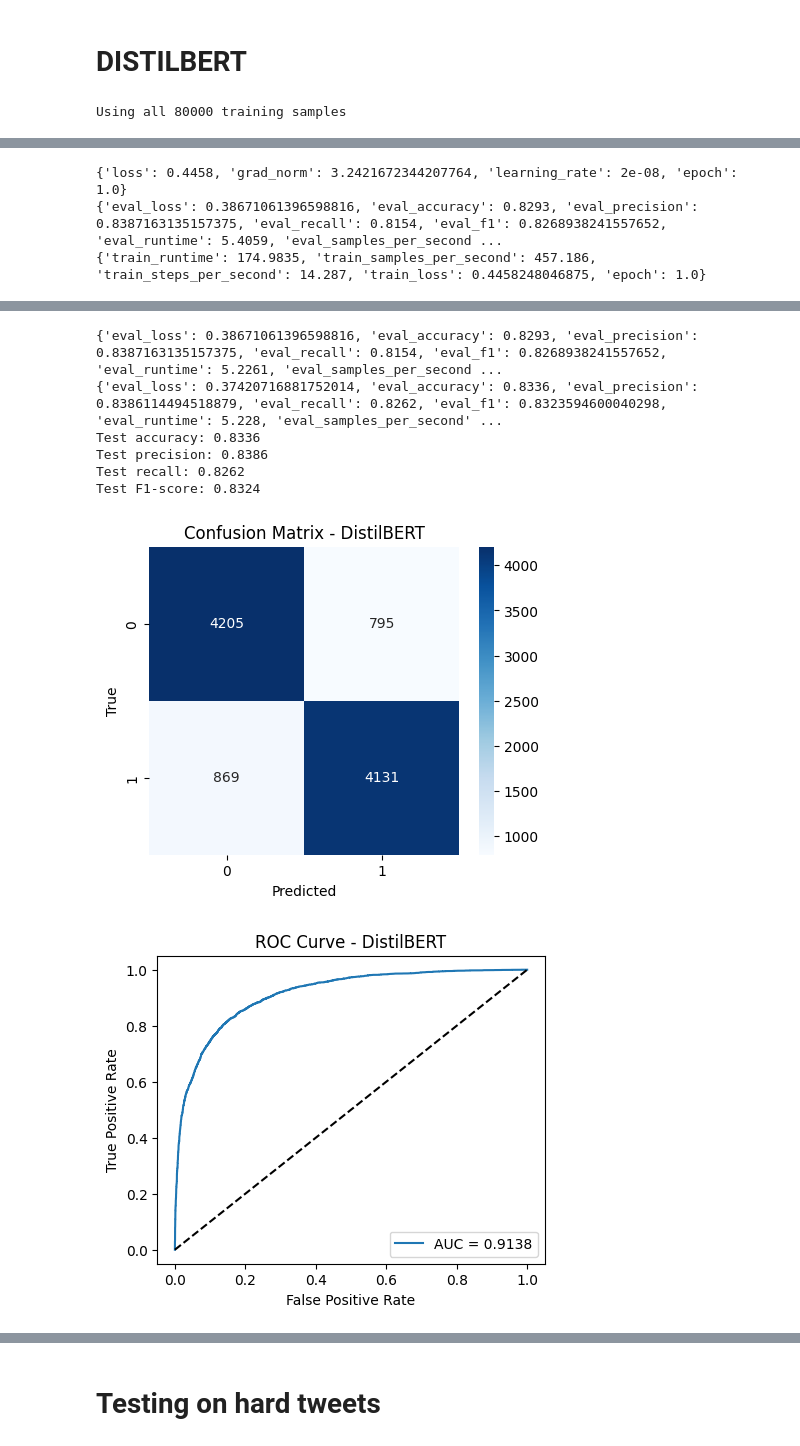
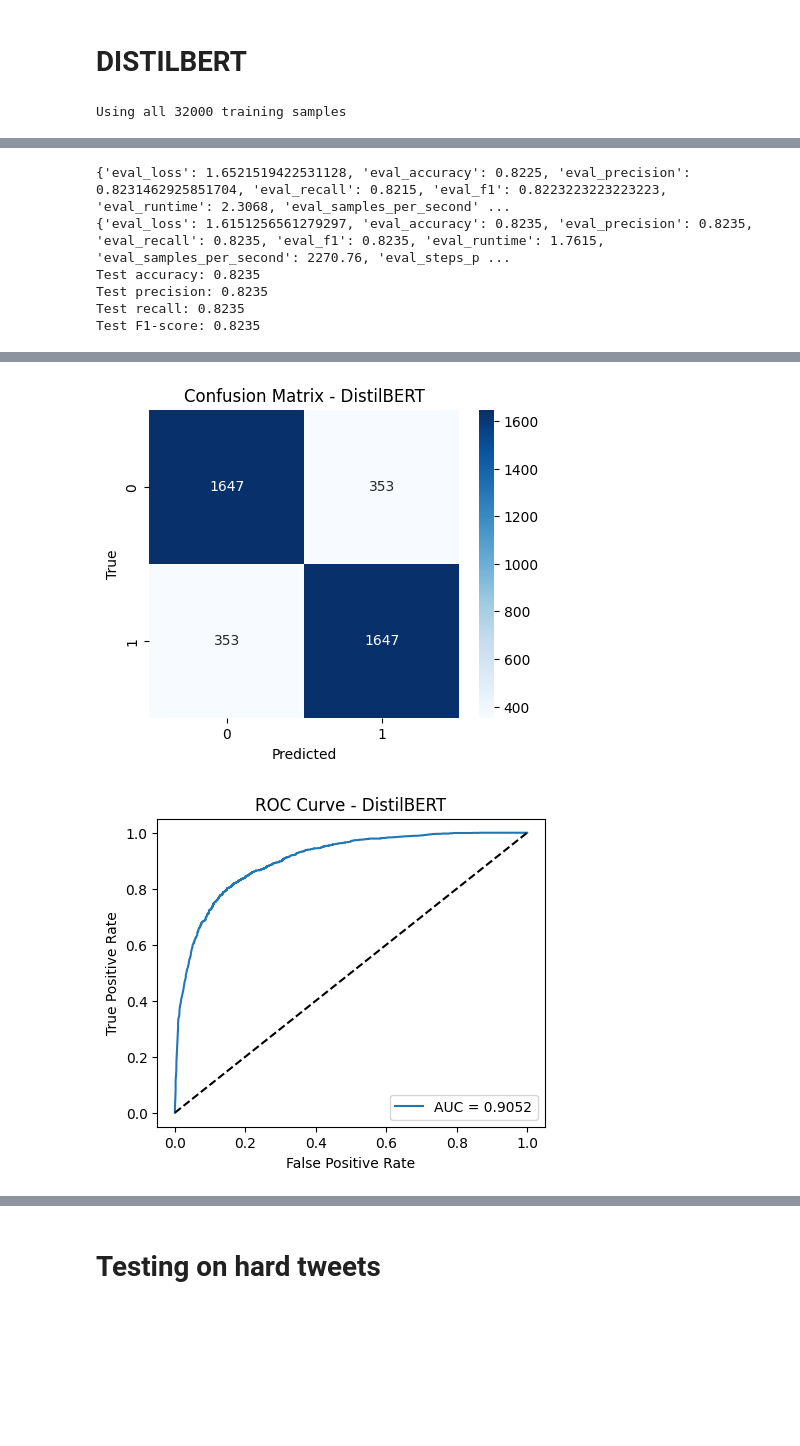
Before and after one commit to KamelBenstaali/OpenClassroomP7, a Jupyter notebook: Mes_notebooks/Model_4_DISTILBERT/notebook_04.ipynb, the cells around one changed output, grey strips where cells are left out. Cells and saved outputs as stored; diff of their text form; code cells hidden in the pictures; blank space fills up the shorter version.

```diff
--- a/Mes_notebooks/Model_4_DISTILBERT/notebook_04.ipynb
+++ b/Mes_notebooks/Model_4_DISTILBERT/notebook_04.ipynb
@@ -125,8 +127,8 @@ df.head()
 df = df[["sentiment", "tweet"]]
 
 # Stratified sampling to have tweets of the two sentiments
-df_negatifs = df[df["sentiment"] == 0].sample(50000, random_state=42)
-df_positifs = df[df["sentiment"] == 4].sample(50000, random_state=42)
+df_negatifs = df[df["sentiment"] == 0].sample(20000, random_state=42)
+df_positifs = df[df["sentiment"] == 4].sample(20000, random_state=42)
 
 # So we get a sample of 10% of the original dataset
 df = pd.concat([df_negatifs, df_positifs]).reset_index(drop=True)
@@ -276,15 +278,36 @@ def create_roc_curve_figure(y_true: np.ndarray, y_scores: np.ndarray):
 def create_training_loss_figure(loss_history: List[Dict[str, float]]):
     if not loss_history:
         return None, None
-    loss_df = pd.DataFrame(loss_history).dropna(subset=["step", "loss"])
-    if loss_df.empty:
-        return None, None
-    loss_df = loss_df.sort_values("step")
+
+    loss_df = pd.DataFrame(loss_history)
+    prefers_epoch = "epoch" in loss_df and loss_df["epoch"].notna().any()
+
+    if prefers_epoch:
+        loss_df = loss_df.dropna(subset=["epoch", "loss"])
+        if loss_df.empty:
+            return None, None
+        loss_df = (
+            loss_df.groupby("epoch", as_index=False)["loss"]
+            .mean()
+            .sort_values("epoch")
+        )
+        x_col = "epoch"
+        x_label = "Epoch"
+        title_axis = "epoch"
+    else:
+        loss_df = loss_df.dropna(subset=["step", "loss"])
+        if loss_df.empty:
+            return None, None
+        loss_df = loss_df.sort_values("step")
+        x_col = "step"
+        x_label = "Training step"
+        title_axis = "training step"
+
     fig, ax = plt.subplots(figsize=(6, 4))
-    ax.plot(loss_df["step"], loss_df["loss"], marker="o", linewidth=1, markersize=3)
-    ax.set_xlabel("Training step")
+    ax.plot(loss_df[x_col], loss_df["loss"], marker="o", linewidth=1, markersize=3)
+    ax.set_xlabel(x_label)
     ax.set_ylabel("Loss")
-    ax.set_title("Training loss evolution")
+    ax.set_title(f"Training loss by {title_axis}")
     ax.grid(True, linestyle="--", alpha=0.3)
     return fig, loss_df
 
@@ -413,7 +436,7 @@ def save_and_log_model_artifacts(trainer: Trainer, tokenizer: AutoTokenizer, inp
 training_dataset = tokenized_train
 print(f"Using all {len(training_dataset)} training samples")
 # %% [output]
-Using all 80000 training samples
+Using all 32000 training samples
 # %%
 # Fine-tune distilbert-base-uncased with the Trainer API
 
@@ -495,9 +518,7 @@ with mlflow.start_run(run_name="distilbert_parent"):
 
     training_args = TrainingArguments(**training_kwargs)
 
-    callbacks_list = []
-    if has_eval_strategy:
-        callbacks_list.append(EarlyStoppingCallback(early_stopping_patience=2, early_stopping_threshold=0.0))
+    callbacks_list = []  # Early stopping disabled
 
     model = AutoModelForSequenceClassification.from_pretrained(
         MODEL_NAME,
@@ -596,3 +634,6 @@ Using EarlyStoppingCallback without load_best_model_at_end=True. Once training i
-{'loss': 0.4458, 'grad_norm': 3.2421672344207764, 'learning_rate': 2e-08, 'epoch': 1.0}
-{'eval_loss': 0.38671061396598816, 'eval_accuracy': 0.8293, 'eval_precision': 0.8387163135157375, 'eval_recall': 0.8154, 'eval_f1': 0.8268938241557652, 'eval_runtime': 5.4059, 'eval_samples_per_second ...
-{'train_runtime': 174.9835, 'train_samples_per_second': 457.186, 'train_steps_per_second': 14.287, 'train_loss': 0.4458248046875, 'epoch': 1.0}
+{'eval_loss': 1.6521519422531128, 'eval_accuracy': 0.8225, 'eval_precision': 0.8231462925851704, 'eval_recall': 0.8215, 'eval_f1': 0.8223223223223223, 'eval_runtime': 2.3068, 'eval_samples_per_second' ...
+{'eval_loss': 1.6151256561279297, 'eval_accuracy': 0.8235, 'eval_precision': 0.8235, 'eval_recall': 0.8235, 'eval_f1': 0.8235, 'eval_runtime': 1.7615, 'eval_samples_per_second': 2270.76, 'eval_steps_p ...
+Test accuracy: 0.8235
+Test precision: 0.8235
+Test recall: 0.8235
+Test F1-score: 0.8235
@@ -600,8 +640,2 @@ Using EarlyStoppingCallback without load_best_model_at_end=True. Once training i
-{'eval_loss': 0.38671061396598816, 'eval_accuracy': 0.8293, 'eval_precision': 0.8387163135157375, 'eval_recall': 0.8154, 'eval_f1': 0.8268938241557652, 'eval_runtime': 5.2261, 'eval_samples_per_second ...
-{'eval_loss': 0.37420716881752014, 'eval_accuracy': 0.8336, 'eval_precision': 0.8386114494518879, 'eval_recall': 0.8262, 'eval_f1': 0.8323594600040298, 'eval_runtime': 5.228, 'eval_samples_per_second' ...
-Test accuracy: 0.8336
-Test precision: 0.8386
-Test recall: 0.8262
-Test F1-score: 0.8324
-[figure, old version]
+[figure, new version]
-[figure, old version]
+[figure, new version]
```
Also changed, not shown: parts of 7 cells of this notebook, 23 other files.
